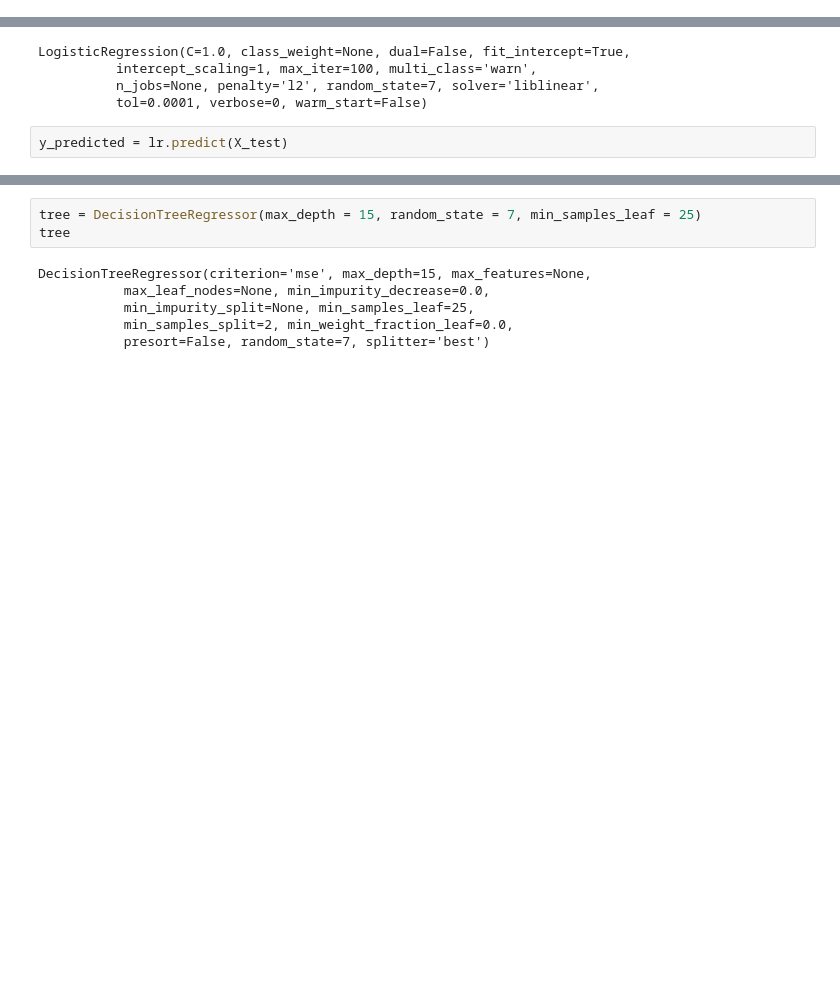
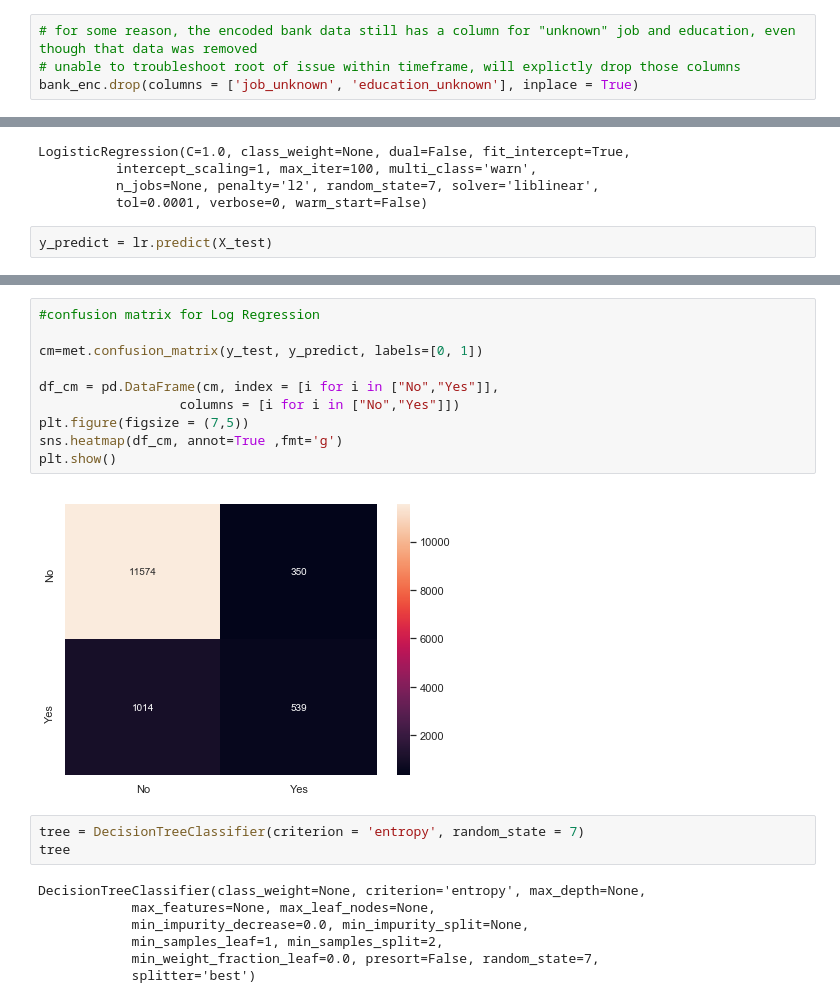
Before and after one commit to danieljacob5/aiml-course, a Jupyter notebook: ensemble techniques/Ensemble Project - Jacob Harnack .ipynb, the cells around one changed output, grey strips where cells are left out. Saved outputs shown, nothing was run; the diff lists cells and outputs as text; blank space fills up the shorter version.

```diff
--- a/ensemble techniques/Ensemble Project - Jacob Harnack .ipynb
+++ b/ensemble techniques/Ensemble Project - Jacob Harnack .ipynb
@@ -349,3 +376,7 @@ bank_enc.corr()
 | poutcome_unknown | -0.001396 | -0.030732 | -0.002579 | 0.107474 | -0.870191 | -0.532216 | 0.022857 | 0.015144 | ... |
 | Target_yes | 0.025411 | 0.052814 | 0.394595 | -0.072729 | 0.102585 | 0.092645 | -0.072368 | -0.019724 | ... |
 27 rows × 27 columns
+# %%
+# for some reason, the encoded bank data still has a column for "unknown" job and education, even though that data was removed
+# unable to troubleshoot root of issue within timeframe, will explictly drop those columns
+bank_enc.drop(columns = ['job_unknown', 'education_unknown'], inplace = True)
@@ -374,6 +427,6 @@ LogisticRegression(C=1.0, class_weight=None, dual=False, fit_intercept=True,
           n_jobs=None, penalty='l2', random_state=7, solver='liblinear',
           tol=0.0001, verbose=0, warm_start=False)
 # %%
-y_predicted = lr.predict(X_test)
+y_predict = lr.predict(X_test)
 # %%
 #calculate metrics for Log Regression
@@ -391,12 +453,25 @@ The f1 score is 0.41
+# %%
+#confusion matrix for Log Regression
+
+cm=met.confusion_matrix(y_test, y_predict, labels=[0, 1])
+
+df_cm = pd.DataFrame(cm, index = [i for i in ["No","Yes"]],
+                  columns = [i for i in ["No","Yes"]])
+plt.figure(figsize = (7,5))
+sns.heatmap(df_cm, annot=True ,fmt='g')
+plt.show()
+# %% [output]
+[figure, added]
 # %%
-tree = DecisionTreeRegressor(max_depth = 15, random_state = 7, min_samples_leaf = 25)
+tree = DecisionTreeClassifier(criterion = 'entropy', random_state = 7)
 tree
 # %% [output]
-DecisionTreeRegressor(criterion='mse', max_depth=15, max_features=None,
-           max_leaf_nodes=None, min_impurity_decrease=0.0,
-           min_impurity_split=None, min_samples_leaf=25,
-           min_samples_split=2, min_weight_fraction_leaf=0.0,
-           presort=False, random_state=7, splitter='best')
+DecisionTreeClassifier(class_weight=None, criterion='entropy', max_depth=None,
+            max_features=None, max_leaf_nodes=None,
+            min_impurity_decrease=0.0, min_impurity_split=None,
+            min_samples_leaf=1, min_samples_split=2,
+            min_weight_fraction_leaf=0.0, presort=False, random_state=7,
+            splitter='best')
 # %%
 tree.fit(X_train, y_train)
 y_predicted = tree.predict(X_test)
```
Also changed, not shown: parts of 26 cells of this notebook.
